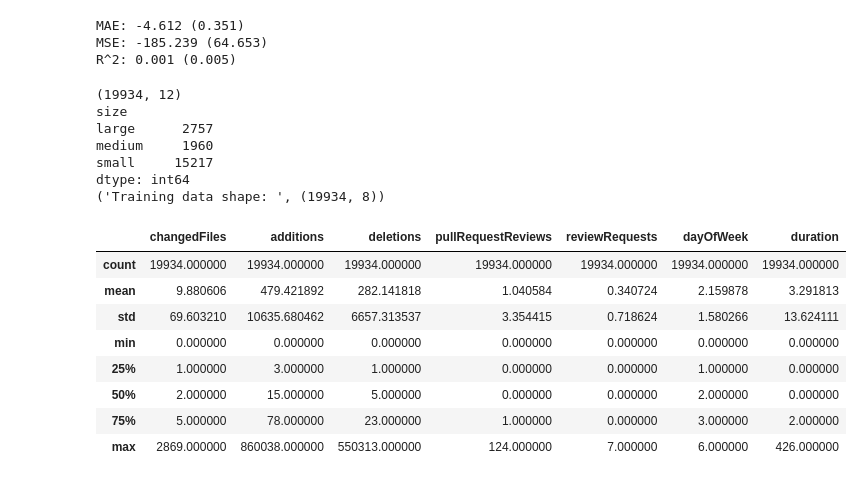
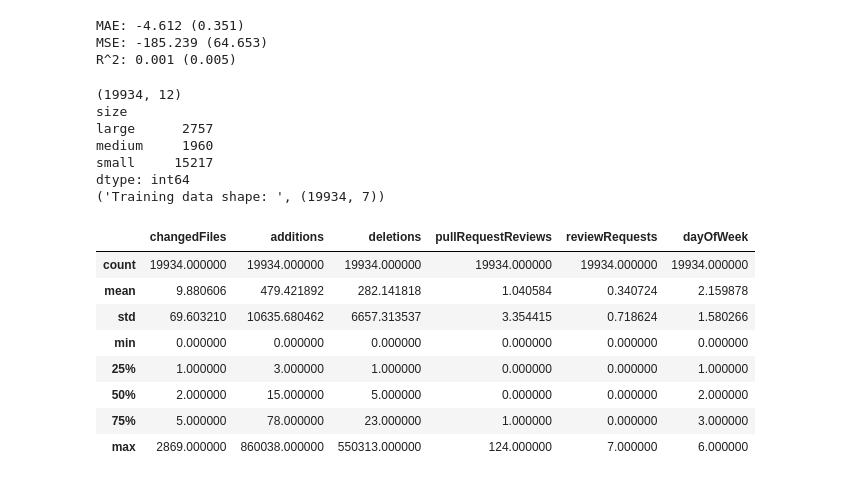
Before and after one commit to dave-melillo/portfolio, a Jupyter notebook: MN_LEARNING_112019.ipynb, the cells around one changed output. Drawn from its saved outputs; the diff is of its cells as text; code cells hidden in the pictures.

```diff
--- a/MN_LEARNING_112019.ipynb
+++ b/MN_LEARNING_112019.ipynb
@@ -238,42 +238,42 @@ R^2: 0.001 (0.005)
 # %%
 # load and visualize
 learning = pd.read_csv('learning2.csv')
 print(learning.shape)
 print(learning.groupby('size').size())
 
 #drop string columns
-learning2 = learning.drop(df.columns[[0, 7, 8, 9]], axis=1)
+learning2 = learning.drop(learning.columns[[0, 7, 8, 9,10]], axis=1)
 
 print('Training data shape: ', learning2.shape)
 #df.head()
 learning2.describe()
 
 #histograms
 
 #learning.hist()
 #plt.show()
 
 #scatter plot matrix
 
 #scatter_matrix(learning)
 #plt.show()
 # %% [output]
 (19934, 12)
 size
 large      2757
 medium     1960
 small     15217
 dtype: int64
-('Training data shape: ', (19934, 8))
+('Training data shape: ', (19934, 7))
-|  | changedFiles | additions | deletions | pullRequestReviews | reviewRequests | dayOfWeek | duration |
-| count | 19934.000000 | 19934.000000 | 19934.000000 | 19934.000000 | 19934.000000 | 19934.000000 | 19934.000000 |
-| mean | 9.880606 | 479.421892 | 282.141818 | 1.040584 | 0.340724 | 2.159878 | 3.291813 |
-| std | 69.603210 | 10635.680462 | 6657.313537 | 3.354415 | 0.718624 | 1.580266 | 13.624111 |
-| min | 0.000000 | 0.000000 | 0.000000 | 0.000000 | 0.000000 | 0.000000 | 0.000000 |
-| 25% | 1.000000 | 3.000000 | 1.000000 | 0.000000 | 0.000000 | 1.000000 | 0.000000 |
-| 50% | 2.000000 | 15.000000 | 5.000000 | 0.000000 | 0.000000 | 2.000000 | 0.000000 |
-| 75% | 5.000000 | 78.000000 | 23.000000 | 1.000000 | 0.000000 | 3.000000 | 2.000000 |
-| max | 2869.000000 | 860038.000000 | 550313.000000 | 124.000000 | 7.000000 | 6.000000 | 426.000000 |
+|  | changedFiles | additions | deletions | pullRequestReviews | reviewRequests | dayOfWeek |
+| count | 19934.000000 | 19934.000000 | 19934.000000 | 19934.000000 | 19934.000000 | 19934.000000 |
+| mean | 9.880606 | 479.421892 | 282.141818 | 1.040584 | 0.340724 | 2.159878 |
+| std | 69.603210 | 10635.680462 | 6657.313537 | 3.354415 | 0.718624 | 1.580266 |
+| min | 0.000000 | 0.000000 | 0.000000 | 0.000000 | 0.000000 | 0.000000 |
+| 25% | 1.000000 | 3.000000 | 1.000000 | 0.000000 | 0.000000 | 1.000000 |
+| 50% | 2.000000 | 15.000000 | 5.000000 | 0.000000 | 0.000000 | 2.000000 |
+| 75% | 5.000000 | 78.000000 | 23.000000 | 1.000000 | 0.000000 | 3.000000 |
+| max | 2869.000000 | 860038.000000 | 550313.000000 | 124.000000 | 7.000000 | 6.000000 |
 # %%
 # Split-out validation dataset
 array = learning2.values
```
Also changed, not shown: parts of 6 cells of this notebook.
